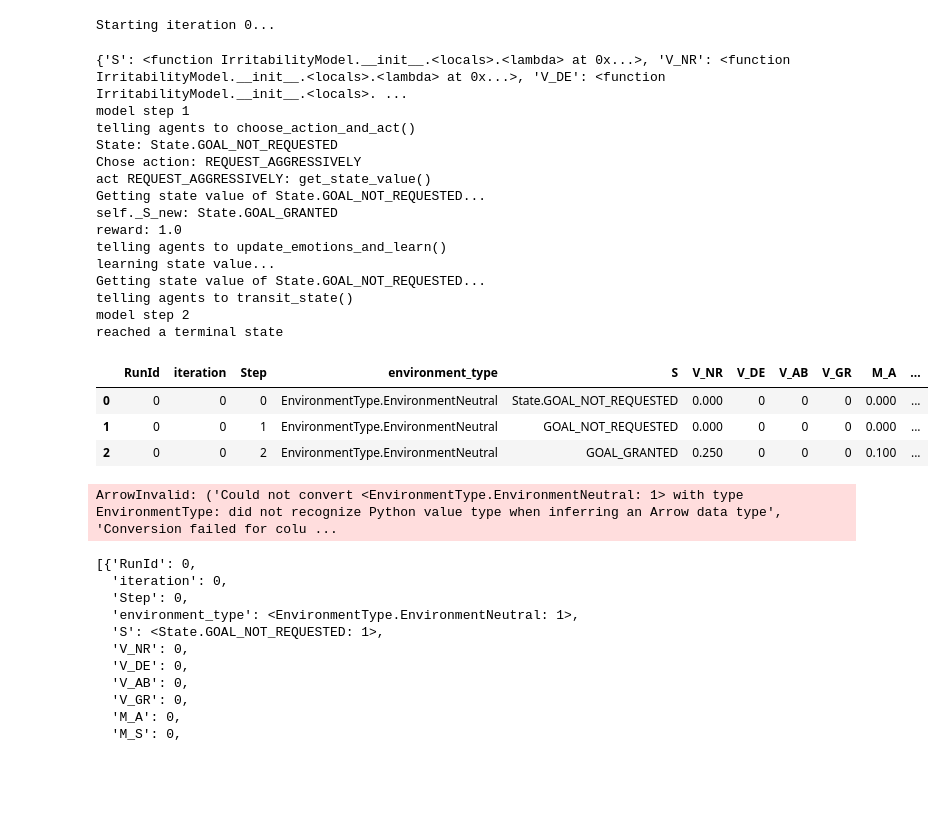
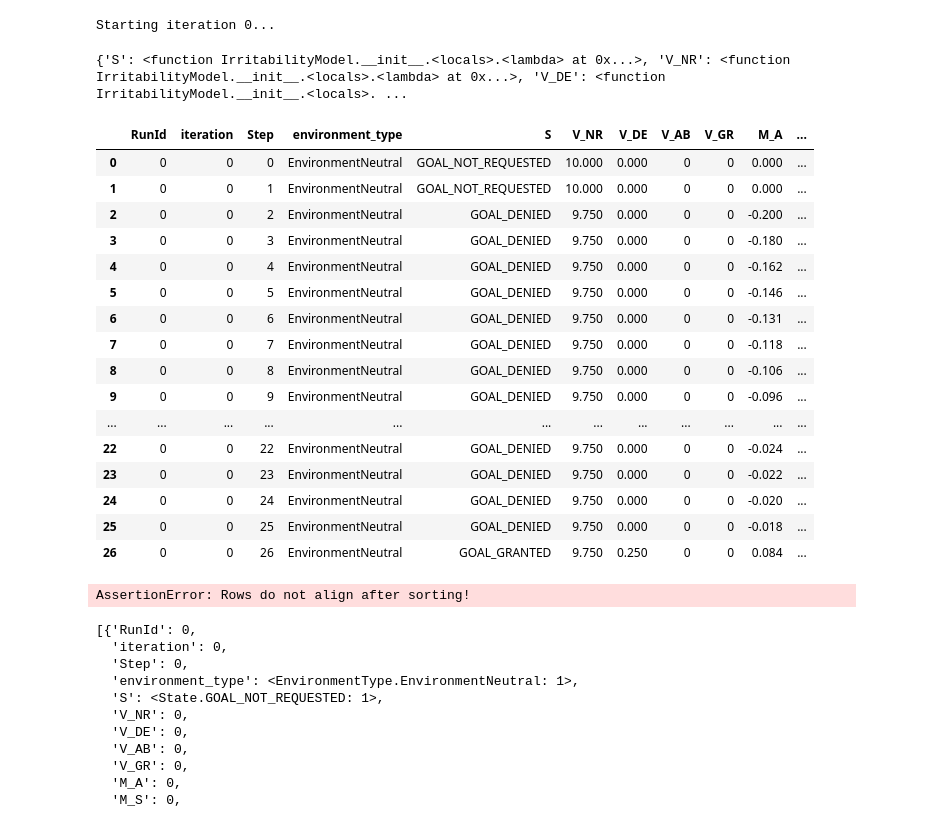
Before and after one commit to soelderer/formal_model_irritability, a Jupyter notebook: simulations/100_request/100_request.ipynb, the cells around one changed output. Drawn from its saved outputs; the diff is of its cells as text; code cells hidden in the pictures; blank space fills up the shorter version.

```diff
--- a/simulations/100_request/100_request.ipynb
+++ b/simulations/100_request/100_request.ipynb
@@ -33,6 +33,7 @@ from mesa import batch_run
 import numpy as np
 import gc
 import sys
+from enum import Enum
 
 
 pd.set_option("display.max_rows", None)
@@ -41,6 +42,9 @@ pd.set_option("display.max_colwidth", None)
 pd.set_option("display.width", None)
 pd.options.display.float_format = "{:.3f}".format
 
+def enum_to_str(x):
+    return x.name if isinstance(x, Enum) else x
+
 init_variables = {
     # Variables
 
@@ -48,18 +52,18 @@ init_variables = {
         model.IrritabilityModel.EnvironmentType.EnvironmentNeutral,
 
     "S": agents.IrritabilityAgent.State.GOAL_NOT_REQUESTED,
-    "V_NR": 0,
+    "V_NR": 10,
     "V_DE": 0,
     "V_AB": 0,
     "V_GR": 0,
     "M_A": 0,  # anger
     "M_S": 0,  # sadness
 
-    "theta_N_w0": 0,
-    "theta_F_w0": 0,
-    "theta_A_w0": 0,
-    "theta_A_w1": 0,
-    "theta_E_w0": 0,
+    "theta_N_w0": 4.605,    # ~20% neutrally
+    "theta_F_w0": 5.991,    # ~80% friendly
+    "theta_A_w0": 0.0,      # ~0.2% aggressively
+    "theta_A_w1": -50.0,
+    "theta_E_w0": 0.0,      # ~0.2% do sth else
 
     # Parameters
 
@@ -83,7 +87,7 @@ init_variables = {
     "kappa": 4.0,
 
     # Determines the impact of anger on vigor
-    "w_v_A": 4.0
+    "w_v_A": 5.0
 }
 
 # We batch-run all parameter combinations.
@@ -108,51 +112,59 @@ for iteration, seed_value in enumerate(seed_values):
         max_steps=200,
     )
 
     results_df = pd.DataFrame(results)
     results_df["iteration"] = iteration
 
     # Sorting allows for row-based aggregation later
     results_df = results_df.sort_values(group_cols, ignore_index=True)
 
+    # Convert Enums to string
+    convert_cols = ["S", "environment_type"]
+    for col in convert_cols:
+        results_df[col] = results_df[col].map(
+            lambda x: x.name if isinstance(x, Enum) else x
+        )
+
     display(results_df)
+
+    break
 
     results_df.to_parquet(f"output/100_request_{iteration}.parquet")
 
     del results
     del results_df
     gc.collect()
 
     print(f"Starting iteration {iteration}... done.")
 
 # Quick test of sorting
 df7 = pd.read_parquet("output/100_request_7.parquet", columns=group_cols)
 df14 = pd.read_parquet("output/100_request_14.parquet", columns=group_cols)
 assert df7.equals(df14), "Rows do not align after sorting!"
 
 del df7, df14
 gc.collect()
 # %% [output]
 Starting iteration 0...
 {'S': <function IrritabilityModel.__init__.<locals>.<lambda> at 0x...>, 'V_NR': <function IrritabilityModel.__init__.<locals>.<lambda> at 0x...>, 'V_DE': <function IrritabilityModel.__init__.<locals>. ...
-model step 1
-telling agents to choose_action_and_act()
-State: State.GOAL_NOT_REQUESTED
-Chose action: REQUEST_AGGRESSIVELY
-act REQUEST_AGGRESSIVELY: get_state_value()
-Getting state value of State.GOAL_NOT_REQUESTED...
-self._S_new: State.GOAL_GRANTED
-reward: 1.0
-telling agents to update_emotions_and_learn()
-learning state value...
-Getting state value of State.GOAL_NOT_REQUESTED...
-telling agents to transit_state()
-model step 2
-reached a terminal state
 |  | RunId | iteration | Step | environment_type | S | V_NR | V_DE | V_AB | V_GR | M_A | ... |
-| 0 | 0 | 0 | 0 | EnvironmentType.EnvironmentNeutral | State.GOAL_NOT_REQUESTED | 0.000 | 0 | 0 | 0 | 0.000 | ... |
-| 1 | 0 | 0 | 1 | EnvironmentType.EnvironmentNeutral | GOAL_NOT_REQUESTED | 0.000 | 0 | 0 | 0 | 0.000 | ... |
-| 2 | 0 | 0 | 2 | EnvironmentType.EnvironmentNeutral | GOAL_GRANTED | 0.250 | 0 | 0 | 0 | 0.100 | ... |
+| 0 | 0 | 0 | 0 | EnvironmentNeutral | GOAL_NOT_REQUESTED | 10.000 | 0.000 | 0 | 0 | 0.000 | ... |
+| 1 | 0 | 0 | 1 | EnvironmentNeutral | GOAL_NOT_REQUESTED | 10.000 | 0.000 | 0 | 0 | 0.000 | ... |
+| 2 | 0 | 0 | 2 | EnvironmentNeutral | GOAL_DENIED | 9.750 | 0.000 | 0 | 0 | -0.200 | ... |
+| 3 | 0 | 0 | 3 | EnvironmentNeutral | GOAL_DENIED | 9.750 | 0.000 | 0 | 0 | -0.180 | ... |
+| 4 | 0 | 0 | 4 | EnvironmentNeutral | GOAL_DENIED | 9.750 | 0.000 | 0 | 0 | -0.162 | ... |
+| 5 | 0 | 0 | 5 | EnvironmentNeutral | GOAL_DENIED | 9.750 | 0.000 | 0 | 0 | -0.146 | ... |
+| 6 | 0 | 0 | 6 | EnvironmentNeutral | GOAL_DENIED | 9.750 | 0.000 | 0 | 0 | -0.131 | ... |
+| 7 | 0 | 0 | 7 | EnvironmentNeutral | GOAL_DENIED | 9.750 | 0.000 | 0 | 0 | -0.118 | ... |
+| 8 | 0 | 0 | 8 | EnvironmentNeutral | GOAL_DENIED | 9.750 | 0.000 | 0 | 0 | -0.106 | ... |
+| 9 | 0 | 0 | 9 | EnvironmentNeutral | GOAL_DENIED | 9.750 | 0.000 | 0 | 0 | -0.096 | ... |
+| ... | ... | ... | ... | ... | ... | ... | ... | ... | ... | ... | ... |
+| 22 | 0 | 0 | 22 | EnvironmentNeutral | GOAL_DENIED | 9.750 | 0.000 | 0 | 0 | -0.024 | ... |
+| 23 | 0 | 0 | 23 | EnvironmentNeutral | GOAL_DENIED | 9.750 | 0.000 | 0 | 0 | -0.022 | ... |
+| 24 | 0 | 0 | 24 | EnvironmentNeutral | GOAL_DENIED | 9.750 | 0.000 | 0 | 0 | -0.020 | ... |
+| 25 | 0 | 0 | 25 | EnvironmentNeutral | GOAL_DENIED | 9.750 | 0.000 | 0 | 0 | -0.018 | ... |
+| 26 | 0 | 0 | 26 | EnvironmentNeutral | GOAL_GRANTED | 9.750 | 0.250 | 0 | 0 | 0.084 | ... |
-ArrowInvalid: ('Could not convert <EnvironmentType.EnvironmentNeutral: 1> with type EnvironmentType: did not recognize Python value type when inferring an Arrow data type', 'Conversion failed for colu ...
+AssertionError: Rows do not align after sorting!
 # %%
 results
 # %% [output]
```
Also changed, not shown: parts of 1 cell of this notebook, 2 other files.
